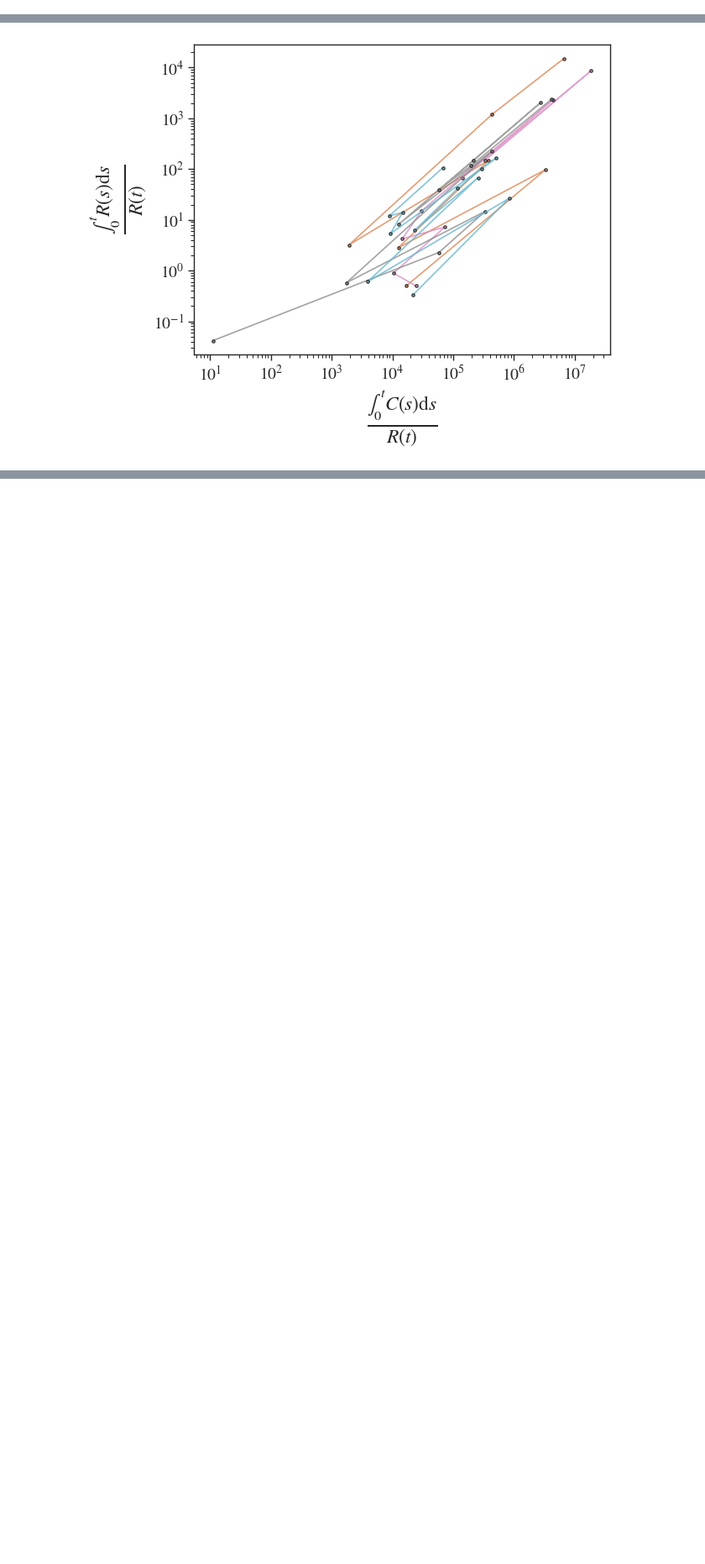
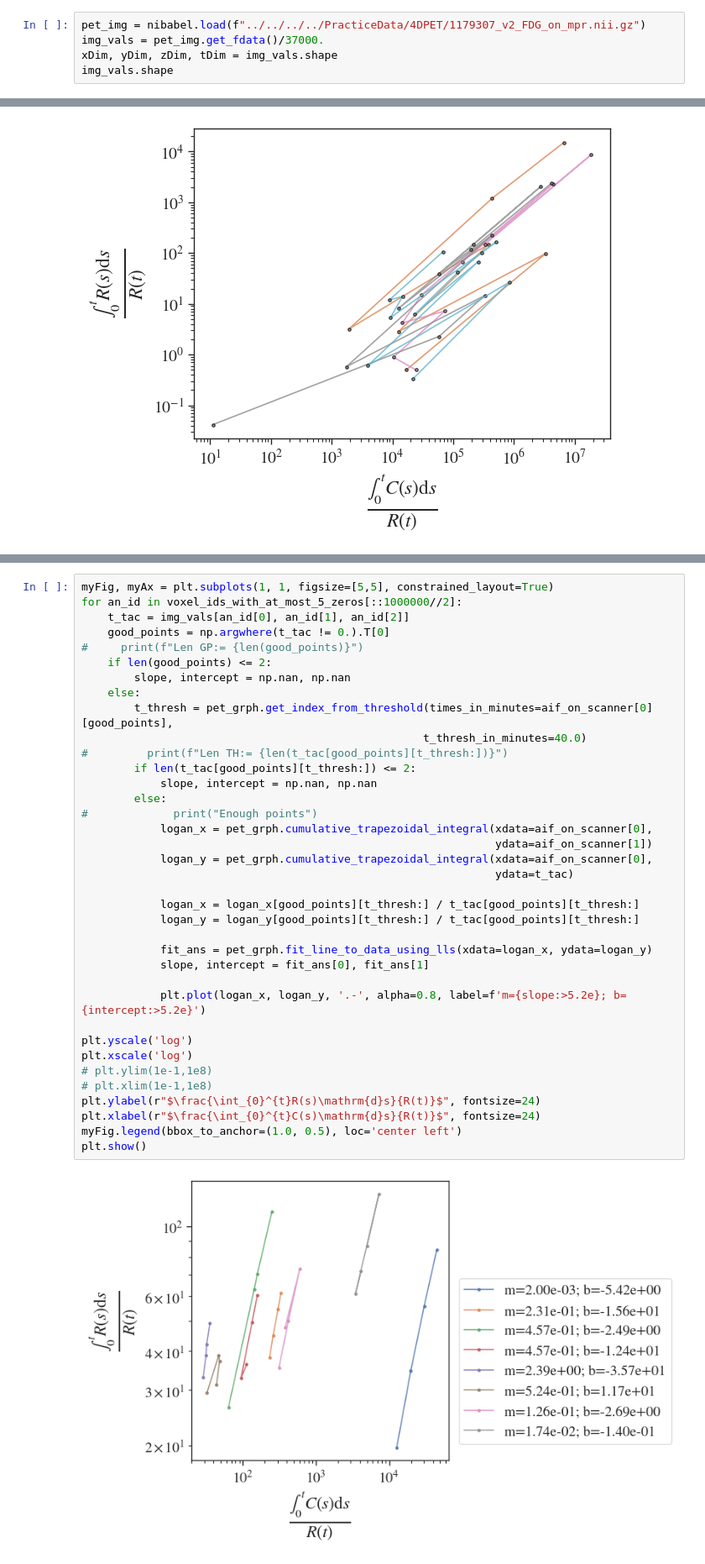
Before and after one commit to noahg-neuroimage/PETProcessing-fork2, a Jupyter notebook: test_notebooks/testing_graphical_analyses/02_testing_parametric_images.ipynb, the cells around one changed output, grey strips where cells are left out. Shown at 84% size. Saved outputs shown, nothing was run; the diff lists cells and outputs as text; blank space fills up the shorter version.

```diff
--- a/test_notebooks/testing_graphical_analyses/02_testing_parametric_images.ipynb
+++ b/test_notebooks/testing_graphical_analyses/02_testing_parametric_images.ipynb
@@ -410,3 +414,8 @@ reload(pet_pim)
 reload(pet_grph)
 # %% [output]
 <module 'pet_cli.graphical_analysis' from '/Users/furqandar/Library/Python/3.9/lib/python/site-packages/pet_cli/graphical_analysis.py'>
+# %%
+pet_img = nibabel.load(f"../../../../PracticeData/4DPET/1179307_v2_FDG_on_mpr.nii.gz")
+img_vals = pet_img.get_fdata()/37000.
+xDim, yDim, zDim, tDim = img_vals.shape
+img_vals.shape
@@ -689,0 +705,39 @@ plt.show()
+# %%
+myFig, myAx = plt.subplots(1, 1, figsize=[5,5], constrained_layout=True)
+for an_id in voxel_ids_with_at_most_5_zeros[::1000000//2]:
+    t_tac = img_vals[an_id[0], an_id[1], an_id[2]]
+    good_points = np.argwhere(t_tac != 0.).T[0]
+#     print(f"Len GP:= {len(good_points)}")
+    if len(good_points) <= 2:
+        slope, intercept = np.nan, np.nan
+    else:
+        t_thresh = pet_grph.get_index_from_threshold(times_in_minutes=aif_on_scanner[0][good_points],
+                                                    t_thresh_in_minutes=40.0)
+#         print(f"Len TH:= {len(t_tac[good_points][t_thresh:])}")
+        if len(t_tac[good_points][t_thresh:]) <= 2:
+            slope, intercept = np.nan, np.nan
+        else:
+#             print("Enough points")
+            logan_x = pet_grph.cumulative_trapezoidal_integral(xdata=aif_on_scanner[0],
+                                                               ydata=aif_on_scanner[1])
+            logan_y = pet_grph.cumulative_trapezoidal_integral(xdata=aif_on_scanner[0],
+                                                               ydata=t_tac)
+
+            logan_x = logan_x[good_points][t_thresh:] / t_tac[good_points][t_thresh:]
+            logan_y = logan_y[good_points][t_thresh:] / t_tac[good_points][t_thresh:]
+
+            fit_ans = pet_grph.fit_line_to_data_using_lls(xdata=logan_x, ydata=logan_y)
+            slope, intercept = fit_ans[0], fit_ans[1]
+
+            plt.plot(logan_x, logan_y, '.-', alpha=0.8, label=f'm={slope:>5.2e}; b={intercept:>5.2e}')
+
+plt.yscale('log')
+plt.xscale('log')
+# plt.ylim(1e-1,1e8)
+# plt.xlim(1e-1,1e8)
+plt.ylabel(r"$\frac{\int_{0}^{t}R(s)\mathrm{d}s}{R(t)}$", fontsize=24)
+plt.xlabel(r"$\frac{\int_{0}^{t}C(s)\mathrm{d}s}{R(t)}$", fontsize=24)
+myFig.legend(bbox_to_anchor=(1.0, 0.5), loc='center left')
+plt.show()
+# %% [output]
+[figure, added]
```
Also changed, not shown: parts of 13 cells of this notebook, 1 other file.
